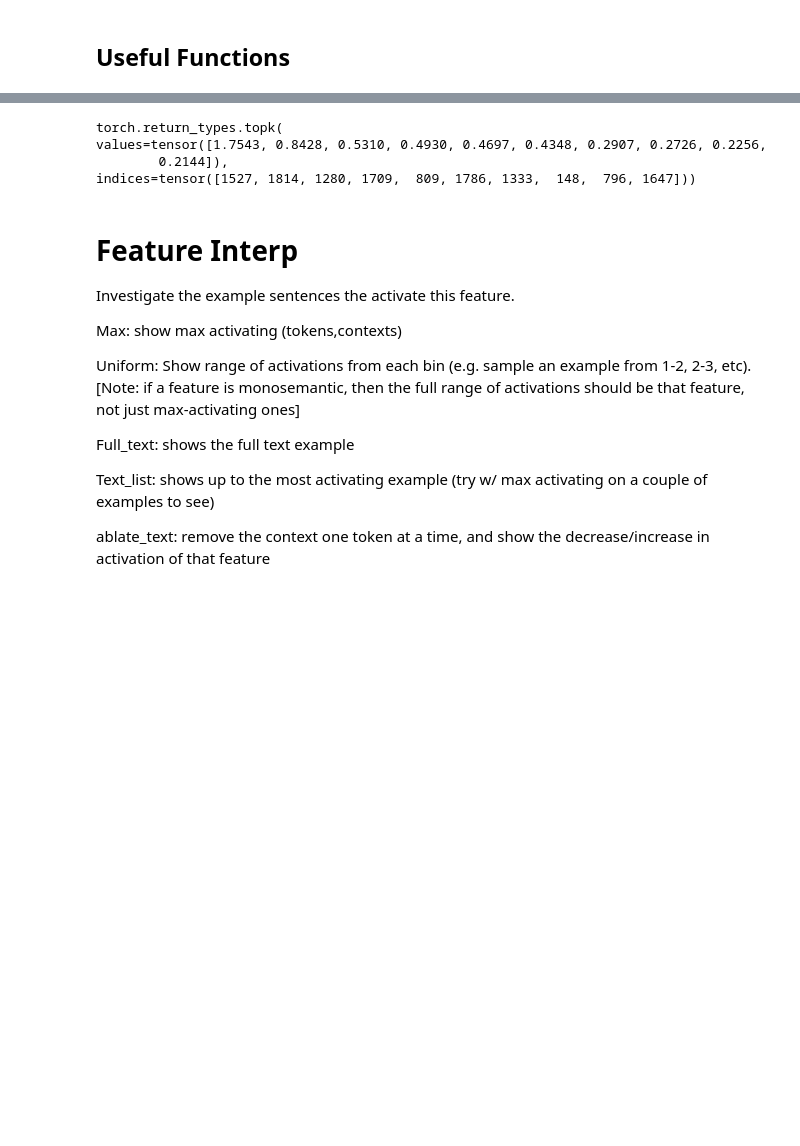
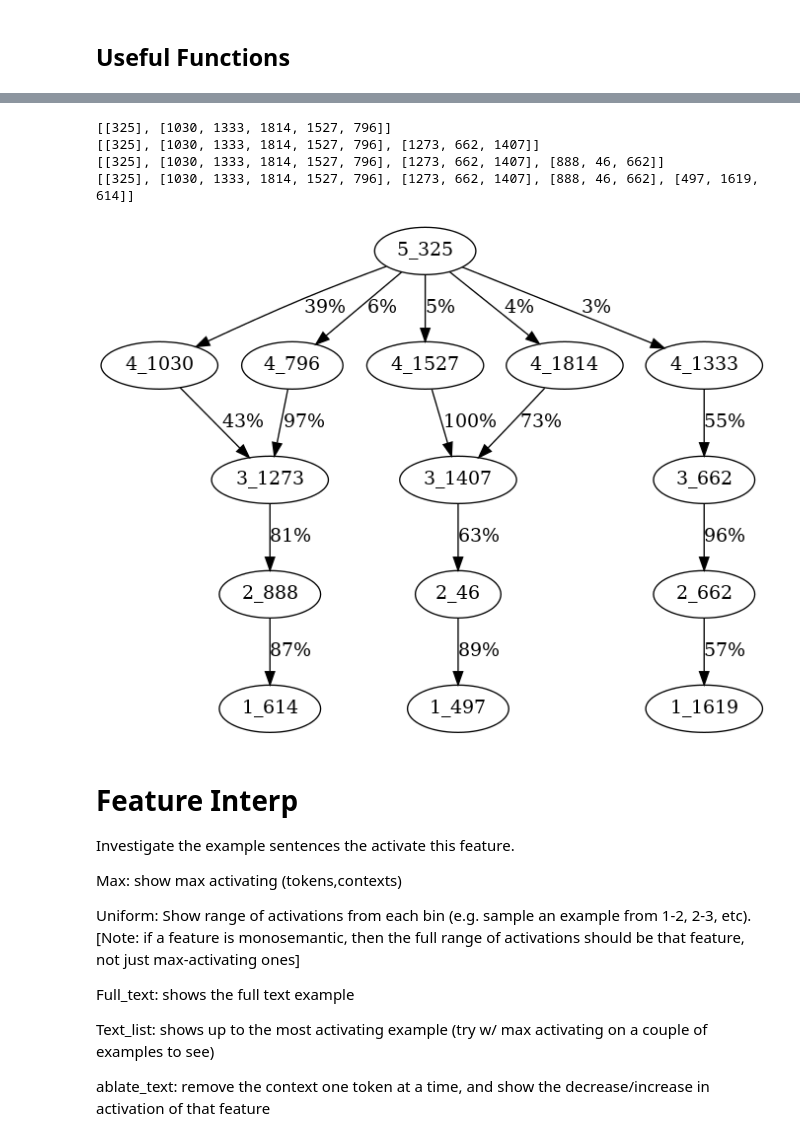
Before and after one commit to migerovitch/sparse_coding, a Jupyter notebook: dictionaries_across_layers.ipynb, the cells around one changed output, grey strips where cells are left out. Drawn from its saved outputs; the diff is of its cells as text; code cells hidden in the pictures; blank space fills up the shorter version.

Commit message:
added graph

```diff
--- a/dictionaries_across_layers.ipynb
+++ b/dictionaries_across_layers.ipynb
@@ -474,20 +458,0 @@ non_zero_values, non_zero_indices
-# %%
-datapoint_indices = [np.unravel_index(i, (datapoints, token_amount)) for i in non_zero_indices]
-token_list = []
-
-max_activating_token_positions = []
-for datapoint_index, max_activating_token_pos in datapoint_indices:
-    datapoint_index = int(datapoint_index)
-    max_activating_token_pos = int(max_activating_token_pos)
-    tok = dataset[datapoint_index]["input_ids"][:max_activating_token_pos+1]
-    text = model.tokenizer.decode(tok)
-    # print(text)
-    token_list.append(tok)
-    max_activating_token_positions.append(max_activating_token_pos)
-max_len = max(len(seq) for seq in token_list)
-
-# Pad all sequences to the length of the longest sequence
-padded_sequences = torch.tensor([seq + [model.tokenizer.pad_token_id] * (max_len - len(seq)) for seq in token_list])
-# Convert padded_sequences to text
-padded_text = [model.tokenizer.decode(seq) for seq in padded_sequences]
-padded_text
@@ -578,10 +541,39 @@ tensor(0.)
-# %%
-torch.tensor(activations).topk(k)
-# %% [output]
-torch.return_types.topk(
-values=tensor([1.7543, 0.8428, 0.5310, 0.4930, 0.4697, 0.4348, 0.2907, 0.2726, 0.2256,
-        0.2144]),
-indices=tensor([1527, 1814, 1280, 1709,  809, 1786, 1333,  148,  796, 1647]))
+# %%
+features_found_in_layers = []
+target_feature = 325
+target_layer = 5
+setting = "ablate"
+features_found_in_layers.append([target_feature])
+k = 5
+G = pgv.AGraph(directed=True)
+
+edges_and_nodes = dict()
+for layer in range(target_layer, 1, -1):
+    current_features = []
+    for feature in features_found_in_layers[-1]:
+        activations = find_causal_features(feature, layer, k=k, previous_layer=layer-1, setting=setting)
+        if(layer == target_layer):
+            values, indices = activations.topk(5)
+            current_features = indices.tolist()
+        else:
+            values, indices = activations.topk(1)
+            current_features.append(indices.item())
+        for v, i in zip(values, indices):
+            G.add_edge(f"{layer}_{feature}", f"{layer-1}_{i}", label=f"{int(v.item()*100)}%")
+            edges_and_nodes[(feature, i.item())] = v.item()
+    features_found_in_layers.append(list(set(current_features)))
+    print(features_found_in_layers)
+G.layout(prog="dot")
+G.draw('file.png')  # Draws a png
+
+# # Display the graph
+Image(filename='file.png')
+# %% [output]
+[[325], [1030, 1333, 1814, 1527, 796]]
+[[325], [1030, 1333, 1814, 1527, 796], [1273, 662, 1407]]
+[[325], [1030, 1333, 1814, 1527, 796], [1273, 662, 1407], [888, 46, 662]]
+[[325], [1030, 1333, 1814, 1527, 796], [1273, 662, 1407], [888, 46, 662], [497, 1619, 614]]
+[figure, added]
 # %% [markdown]
 # Feature Interp
 Investigate the example sentences the activate this feature.
```
Also changed, not shown: parts of 5 cells of this notebook.
